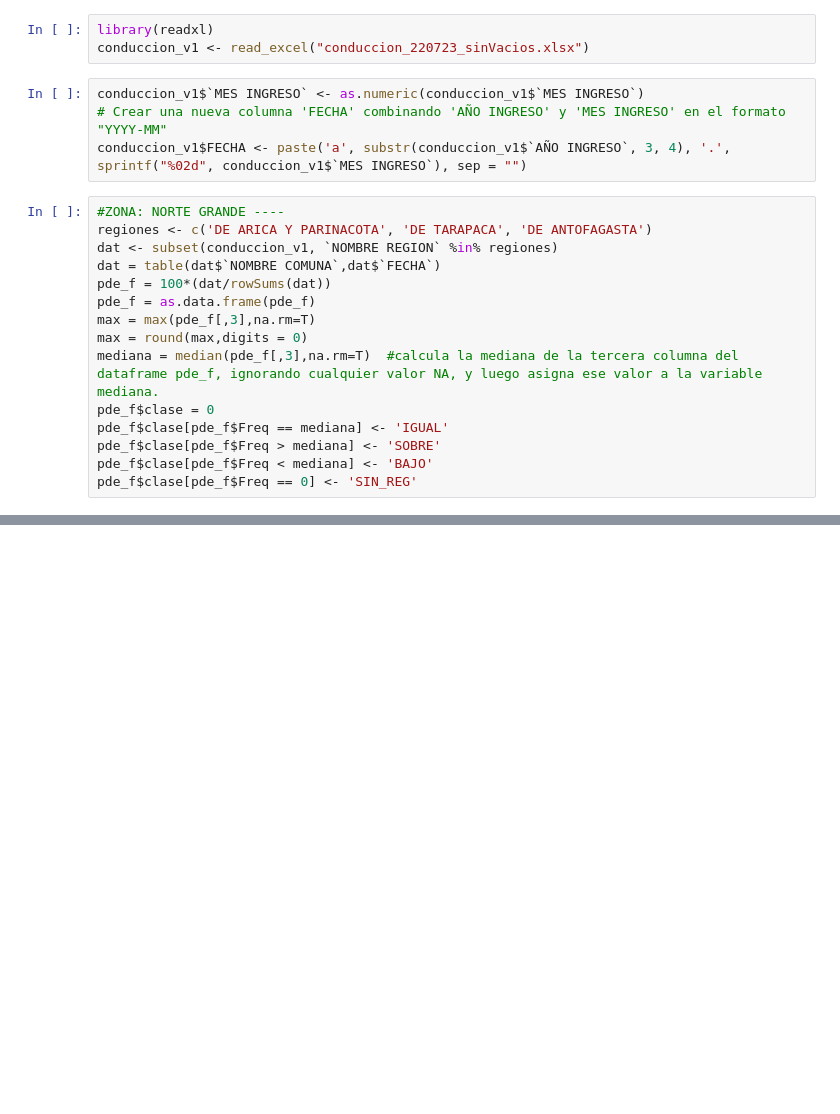
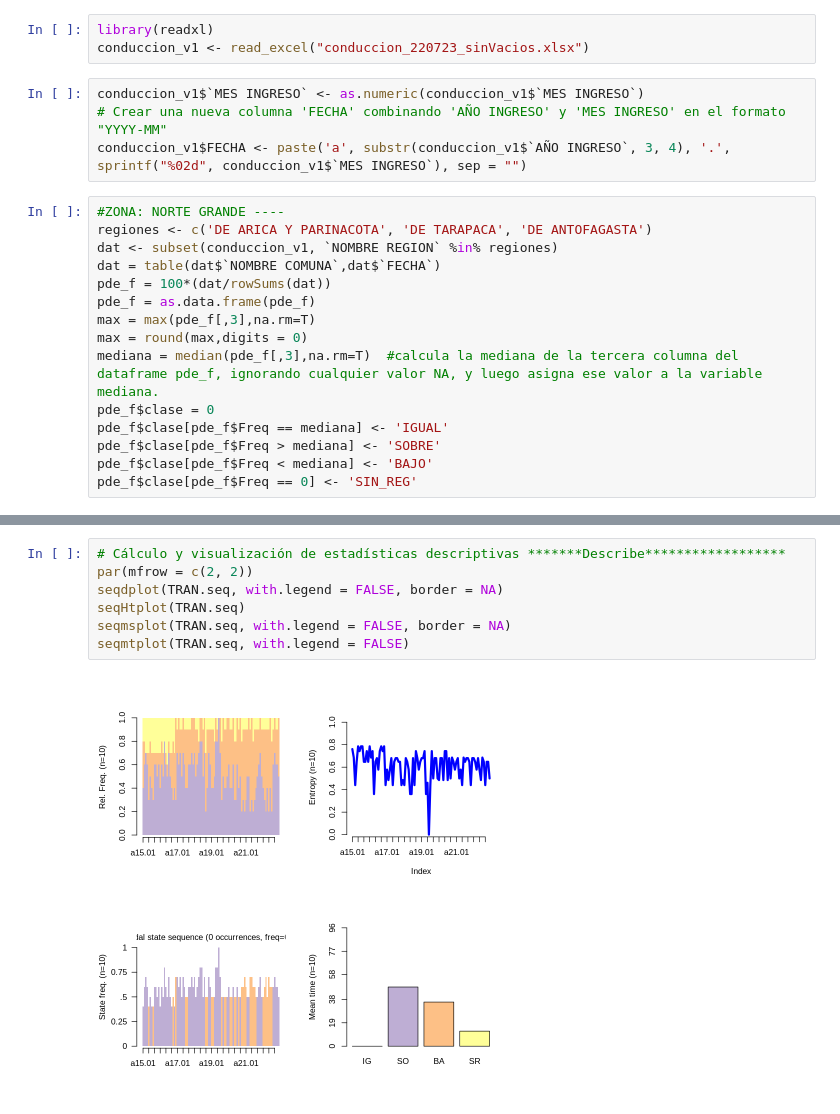
Before and after one commit to RodrigoEduard/TFMviu, a Jupyter notebook: RTraMineR_Norte_Grande.ipynb, the cells around one changed output, grey strips where cells are left out. Cells and saved outputs as stored; diff of their text form; blank space fills up the shorter version.

```diff
--- a/RTraMineR_Norte_Grande.ipynb
+++ b/RTraMineR_Norte_Grande.ipynb
@@ -41,0 +104,9 @@ TRAN <- as.data.frame(TRAN)
+# %%
+# Cálculo y visualización de estadísticas descriptivas *******Describe******************
+par(mfrow = c(2, 2))
+seqdplot(TRAN.seq, with.legend = FALSE, border = NA)
+seqHtplot(TRAN.seq)
+seqmsplot(TRAN.seq, with.legend = FALSE, border = NA)
+seqmtplot(TRAN.seq, with.legend = FALSE)
+# %% [output]
+[figure, added]
```
Also changed, not shown: parts of 6 cells of this notebook.
